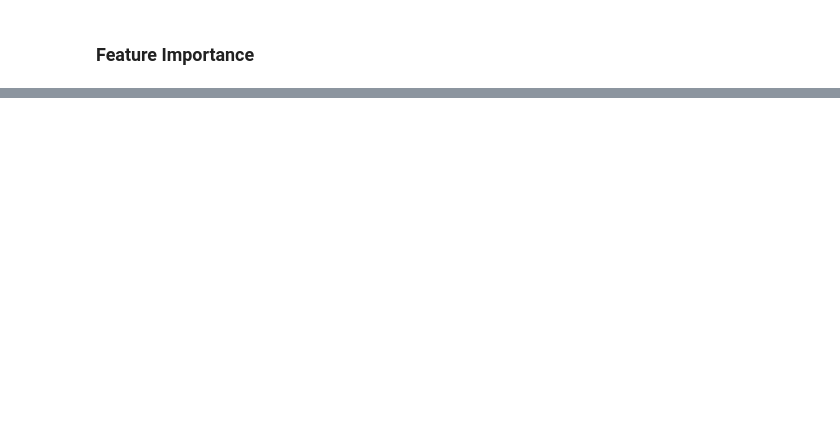
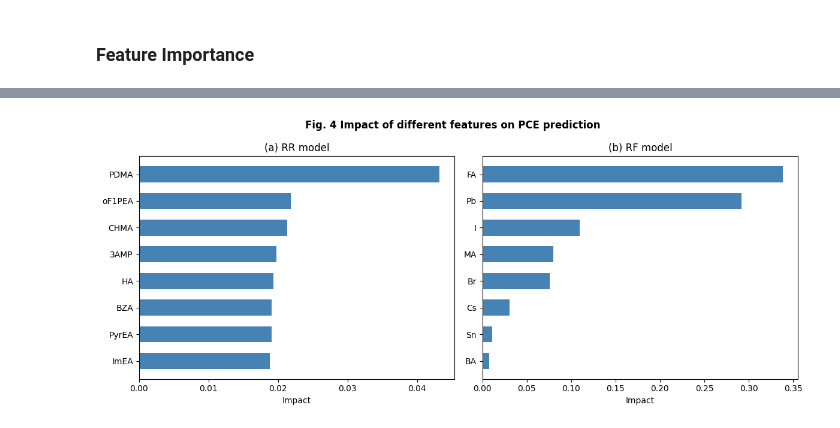
Before and after one commit to drcgreenland/PerovskiteML_project, a Jupyter notebook: Perovskite_modelling.ipynb, the cells around one changed output, grey strips where cells are left out. Drawn from its saved outputs; the diff is of its cells as text; code cells hidden in the pictures; blank space fills up the shorter version.

Commit message:
Initial model dev

```diff
--- a/Perovskite_modelling.ipynb
+++ b/Perovskite_modelling.ipynb
@@ -580,0 +984,87 @@ print(df[['combined_ions', 'combined_coefficients', 'site']].head())
+# %%
+from sklearn.ensemble import RandomForestClassifier
+from sklearn.model_selection import train_test_split
+from sklearn.linear_model import Ridge
+from sklearn.ensemble import RandomForestRegressor
+import pandas as pd
+import matplotlib.pyplot as plt
+from sklearn.inspection import permutation_importance
+
+#### test to predict efficiency (PCE)
+
+# need to flatten lists/vector entries
+
+# Drop rows in X where the target 'JV_default_PCE' is NaN
+data_cleaned = data_cleaned.dropna(subset=['JV_default_PCE'])
+
+# Prepare features and target
+X = data_cleaned.drop(['JV_default_PCE', 'Cell_stack_sequence', 'Cell_architecture',
+    'Substrate_stack_sequence', 'ETL_stack_sequence', 'HTL_stack_sequence', 'HTL_thickness_list',
+    'Backcontact_stack_sequence', 'Add_lay_front_stack_sequence', 'Add_lay_back_stack_sequence', 'Encapsulation_stack_sequence',
+    'Substrate_thickness', 'ETL_thickness', 'ETL_additives_compounds', 'ETL_additives_concentrations',
+    'Perovskite_additives_compounds', 'Perovskite_additives_concentrations', 'Perovskite_thickness',
+    'HTL_additives_compounds', 'HTL_additives_concentrations',
+    'Backcontact_additives_compounds', 'Backcontact_additives_concentrations',
+    'Add_lay_front', 'Add_lay_front_function', 'Add_lay_front_thickness_list',
+    'Add_lay_front_additives_compounds', 'Add_lay_front_additives_concentrations',
+    'Add_lay_back', 'Add_lay_back_function','Add_lay_back_thickness_list',
+    'Add_lay_back_additives_compounds', 'Add_lay_back_additives_concentrations',
+    'Encapsulation', 'Layer Type', 'combined_ions', 'combined_coefficients', 'combined_sites'], axis=1)
+
+y = data_cleaned['JV_default_PCE']
+
+# Split the data
+X_train, X_test, y_train, y_test = train_test_split(X, y, test_size=0.2, random_state=42)
+
+# Train Ridge Regression model
+rr_model = Ridge()
+rr_model.fit(X_train, y_train)
+
+# Train Random Forest model
+rf_model = RandomForestRegressor(random_state=42)
+rf_model.fit(X_train, y_train)
+
+# Get feature importance for Ridge Regression
+rr_importance = np.abs(rr_model.coef_)
+rr_importance = rr_importance / np.sum(rr_importance)
+rr_feature_importance = pd.DataFrame({'feature': X.columns, 'importance': rr_importance})
+rr_feature_importance = rr_feature_importance.sort_values('importance', ascending=False).head(8)
+
+# Get feature importance for Random Forest
+rf_importance = rf_model.feature_importances_
+rf_feature_importance = pd.DataFrame({'feature': X.columns, 'importance': rf_importance})
+rf_feature_importance = rf_feature_importance.sort_values('importance', ascending=False).head(8)
+
+# Create subplots
+fig, (ax1, ax2) = plt.subplots(1, 2, figsize=(12, 5))
+
+# Plot for RR model
+ax1.barh(rr_feature_importance['feature'], rr_feature_importance['importance'], color='steelblue', height=0.6)
+ax1.set_xlabel('Impact')
+ax1.set_title('(a) RR model')
+ax1.invert_yaxis()  # Invert y-axis to match the image
+
+# Plot for RF model
+ax2.barh(rf_feature_importance['feature'], rf_feature_importance['importance'], color='steelblue', height=0.6)
+ax2.set_xlabel('Impact')
+ax2.set_title('(b) RF model')
+ax2.invert_yaxis()  # Invert y-axis to match the image
+
+# Add overall title
+fig.suptitle('Fig. 4 Impact of different features on PCE prediction', fontsize=12, fontweight='bold')
+
+# Adjust layout and save
+plt.tight_layout()
+plt.show()
+
+# plt.savefig('PCE_feature_results.png', dpi=300, bbox_inches='tight')
+# plt.close()
+# print("Figure 4 with results has been generated and saved as 'figure_4_results.png'")
+
+# Print feature importances
+print("Ridge Regression Feature Importance:")
+print(rr_feature_importance)
+print("\nRandom Forest Feature Importance:")
+print(rf_feature_importance)
+# %% [output]
+[figure, added]
```
Also changed, not shown: parts of 31 cells of this notebook.
